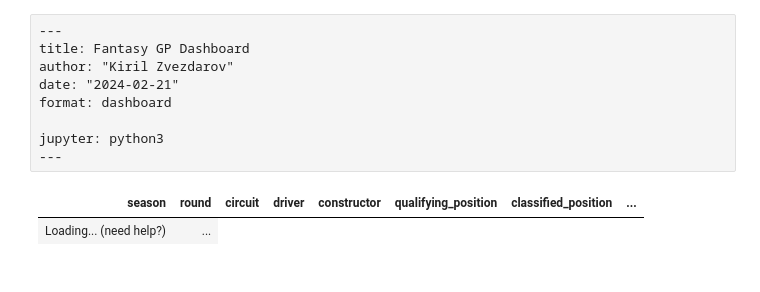
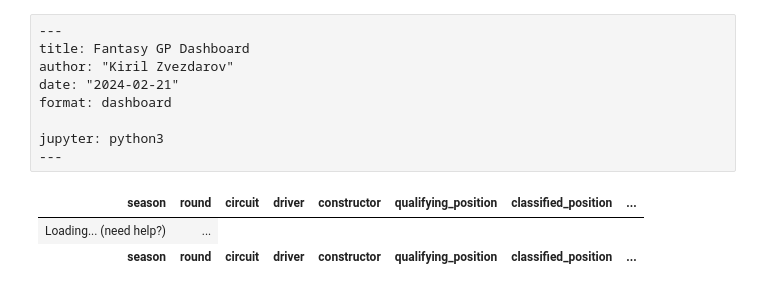
Before and after one commit to kzvezdarov/kzvezdarov.github.io, a Jupyter notebook: fantasygp_dashboard.ipynb, the cells around one changed output. Cells and saved outputs as stored; diff of their text form; code cells hidden in the pictures.

Commit message:
Added 2022 season to dash

```diff
--- a/fantasygp_dashboard.ipynb
+++ b/fantasygp_dashboard.ipynb
@@ -40,7 +40,7 @@ az.style.use("arviz-docgrid")
 # %%
 # | echo: false
 
-SEASONS = [2022, 2023, 2024]
+SEASONS = [2022, 2023]
 
 RENAME_MAP = {
     "Abbreviation": "driver",
@@ -129,7 +129,7 @@ def get_seasons_data(seasons):
 
 logging.disable(logging.CRITICAL)
 
-data_df = get_seasons_data([2023])
+data_df = get_seasons_data(SEASONS)
 
 logging.disable(logging.NOTSET)
 # %%
@@ -218,7 +218,7 @@ def score_fantasy_points(df: pd.DataFrame) -> pd.DataFrame:
 # | echo: false
 
 
-score_df = data_df.pipe(add_scoring_cols).pipe(score_fantasy_points)
+score_df = data_df.pipe(add_scoring_cols).pipe(score_fantasy_points).sort_values(["season", "round", "position"], ascending=[False, True, True])
 # %%
 # | echo: false
 
@@ -235,18 +235,22 @@ DISPLAY_COLS = [
 ]
 # %%
 # | echo: false
-# | title: Fantasy GP points for the 2023 Formula 1 season
+# | title: Fantasy GP points for the 2022, 2023 Formula 1 season
 
 show(
     score_df[DISPLAY_COLS],
     scrollX=True,
     pageLength=20,
     buttons=["csv", "colvis"],
     showIndex=False,
+    lengthMenu=[20,30,40],
+    footer=True,
+    search={"regex": True, "caseInsensitive": True}
 )
 # %% [output]
 | season | round | circuit | driver | constructor | qualifying_position | classified_position | ... |
 | Loading... (need help?) | ... |
+| season | round | circuit | driver | constructor | qualifying_position | classified_position | ... |
 # %%
 # | echo: false
 s = fastf1.get_session(2022, "Saudi Arabia", "Race")
```
Also changed, not shown: 2 other files.
